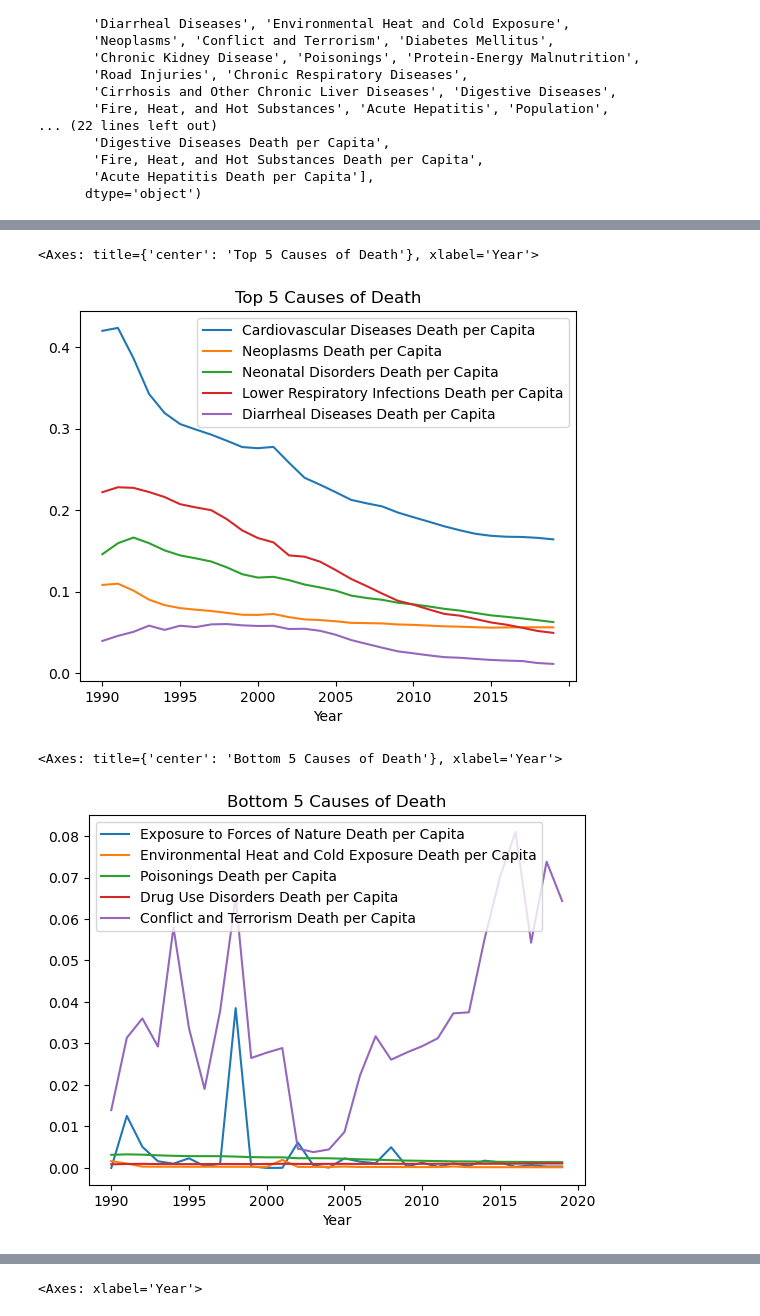
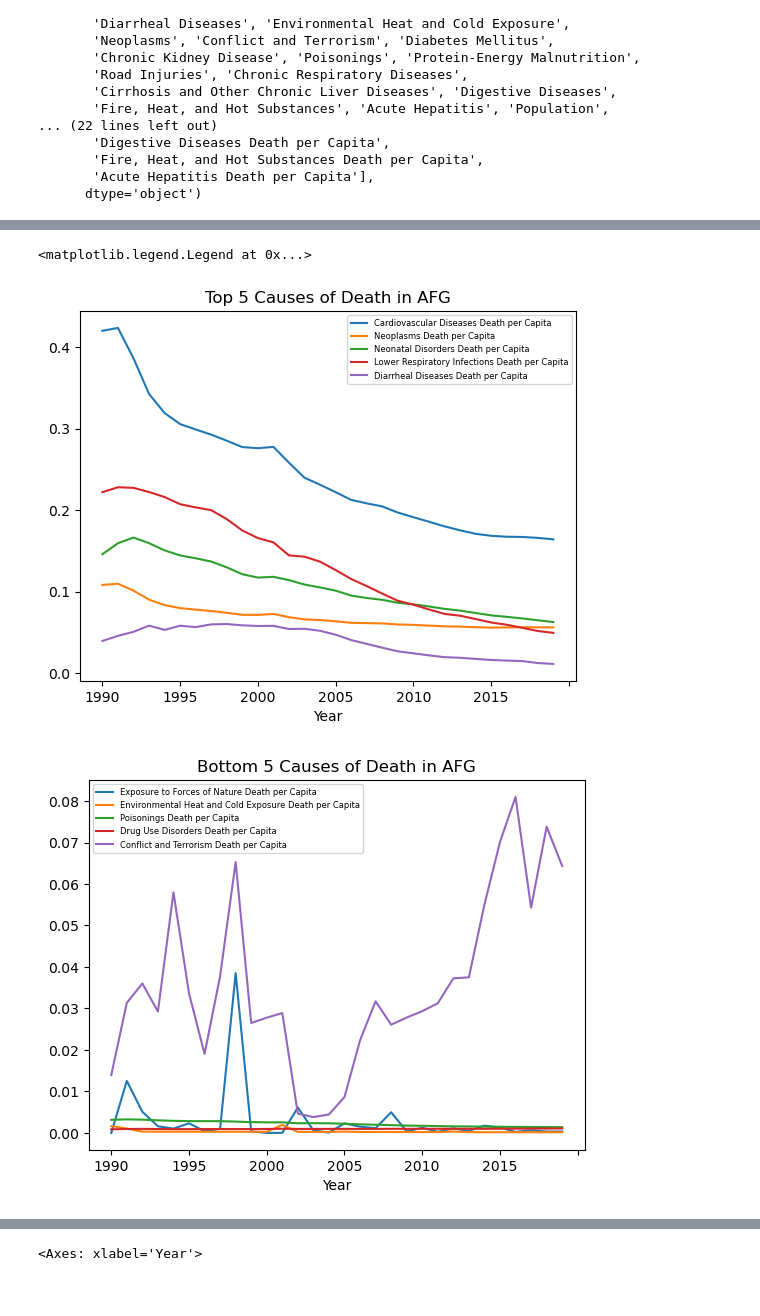
Before and after one commit to thomasjngo/Cause-of-Death-Analysis, a Jupyter notebook: Cause of Death Analysis/CommonCausesofDeath.ipynb, the cells around one changed output, grey strips where cells are left out. Saved outputs shown, nothing was run; the diff lists cells and outputs as text; code cells hidden in the pictures.

```diff
--- a/Cause of Death Analysis/CommonCausesofDeath.ipynb
+++ b/Cause of Death Analysis/CommonCausesofDeath.ipynb
@@ -36,11 +36,13 @@ Aid_df=Aid_df[['Year','Country/Territory','Code','Country Income Category','Curr
 
 
 #merging
+cause_pop_df=Cause_df.merge(pop_data_df,on=['Code','Year'])
 Cause_aid_df = Cause_df.merge(Aid_df, on = ['Code', 'Year', 'Country/Territory'])
 
 Cause_aid_df.head()
 cause_aid_pop_df=Cause_aid_df.merge(pop_data_df,on=['Code','Year'])
 
+cause_pop_df.to_csv('Resources/cause_pop.csv')
 cause_aid_pop_df.to_csv('Resources/cause_aid_pop.csv')
 cause_aid_pop_df.head()
 # %% [output]
@@ -200,7 +218,7 @@ bottom_death_country_year
 4584 rows × 5 columns
 # %%
 #making a df for deaths per capita
-per_capita_death_df=cause_aid_pop_df[['Code','Year','Meningitis',
+per_capita_death_df=cause_pop_df[['Code','Year','Meningitis',
        "Alzheimer's Disease and Other Dementias", "Parkinson's Disease",
        'Nutritional Deficiencies', 'Malaria', 'Drowning',
        'Interpersonal Violence', 'Maternal Disorders', 'HIV/AIDS',
@@ -259,7 +277,7 @@ Index(['Year', 'Meningitis', 'Alzheimer's Disease and Other Dementias',
       dtype='object')
 # %%
 #create a new df with just death per capita stats
-death_per_capita_df=per_capita_death_df[['Year','Meningitis Death per Capita',
+death_per_capita_list=['Year','Meningitis Death per Capita',
        "Alzheimer's Disease and Other Dementias Death per Capita",
        "Parkinson's Disease Death per Capita",
        'Nutritional Deficiencies Death per Capita', 'Malaria Death per Capita',
@@ -283,8 +301,9 @@ death_per_capita_df=per_capita_death_df[['Year','Meningitis Death per Capita',
        'Cirrhosis and Other Chronic Liver Diseases Death per Capita',
        'Digestive Diseases Death per Capita',
        'Fire, Heat, and Hot Substances Death per Capita',
-       'Acute Hepatitis Death per Capita','Population']]
-death_per_capita_df.head(5)
+       'Acute Hepatitis Death per Capita','Population']
+death_per_capita_df=per_capita_death_df[death_per_capita_list]
+death_per_capita_df
 # %% [output]
 |  | Year | Meningitis Death per Capita | Alzheimer's Disease and Other Dem... | Parkinson's Disease Death per Capita | Nutritional Deficiencies Death pe... | ... |
 | Code |  |  |  |  |  | ... |
@@ -320 +329,8 @@ afg_death
+# %%
+#function to find bottom deaths of slected country
+bottom_deaths=['Year','Exposure to Forces of Nature Death per Capita', 'Environmental Heat and Cold Exposure Death per Capita',
+       'Poisonings Death per Capita', 'Drug Use Disorders Death per Capita', 'Conflict and Terrorism Death per Capita']
+def bottom_death_of_country (code):
+    bottom =death_per_capita_df.loc[(death_per_capita_df.index.values==code)]
+    return bottom[bottom_deaths]
 # %%
@@ -344,16 +361,17 @@ afg_death_top.astype(float)
 # %%
 #plot of the top 5 causes of death from 1990-2019 looking at it per capita this time in AFG
-afg_death_top.plot(x='Year',title='Top 5 Causes of Death')
+afg_death_top.plot(x='Year',title='Top 5 Causes of Death in AFG').legend(fontsize=6, loc="best")
 # %% [output]
-<Axes: title={'center': 'Top 5 Causes of Death'}, xlabel='Year'>
+<matplotlib.legend.Legend at 0x...>
-[figure, old version]
+[figure, new version]
 # %%
 #plot of the bottom 5 causes of death from 1990-2019 looking at it per capita this time in AFG
-bottom_deaths=['Year','Exposure to Forces of Nature Death per Capita', 'Environmental Heat and Cold Exposure Death per Capita',
-       'Poisonings Death per Capita', 'Drug Use Disorders Death per Capita', 'Conflict and Terrorism Death per Capita']
-afg_death_bottom=afg_death[bottom_deaths].astype(float)
-afg_death_bottom.plot(x='Year',title='Bottom 5 Causes of Death')
+
+afg_death_bottom=bottom_death_of_country('AFG')
+
+
+afg_death_bottom.plot(x='Year',title='Bottom 5 Causes of Death in AFG').legend(fontsize=6, loc="best")
+plt.show()
 # %% [output]
-<Axes: title={'center': 'Bottom 5 Causes of Death'}, xlabel='Year'>
-[figure, old version]
+[figure, new version]
 # %%
```
Also changed, not shown: parts of 10 cells of this notebook, 1 other file.
